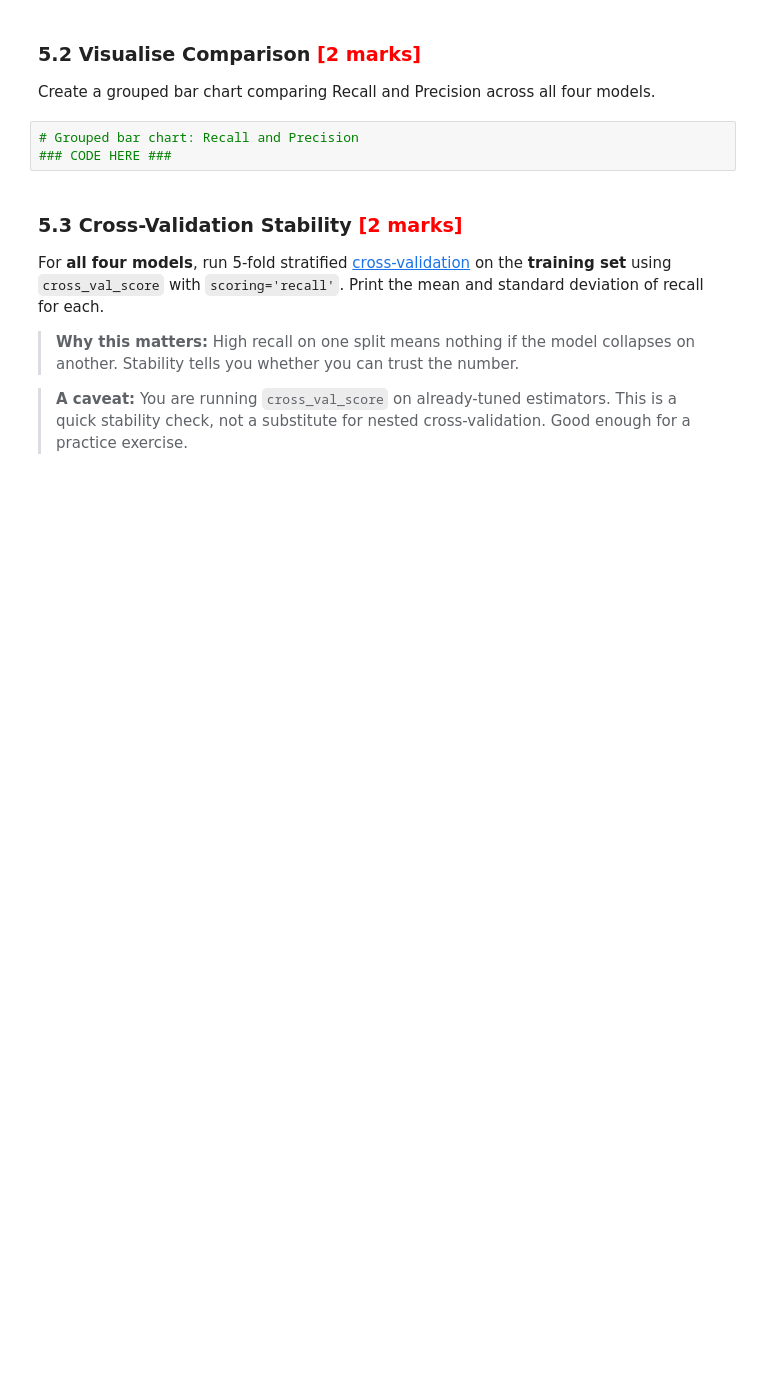
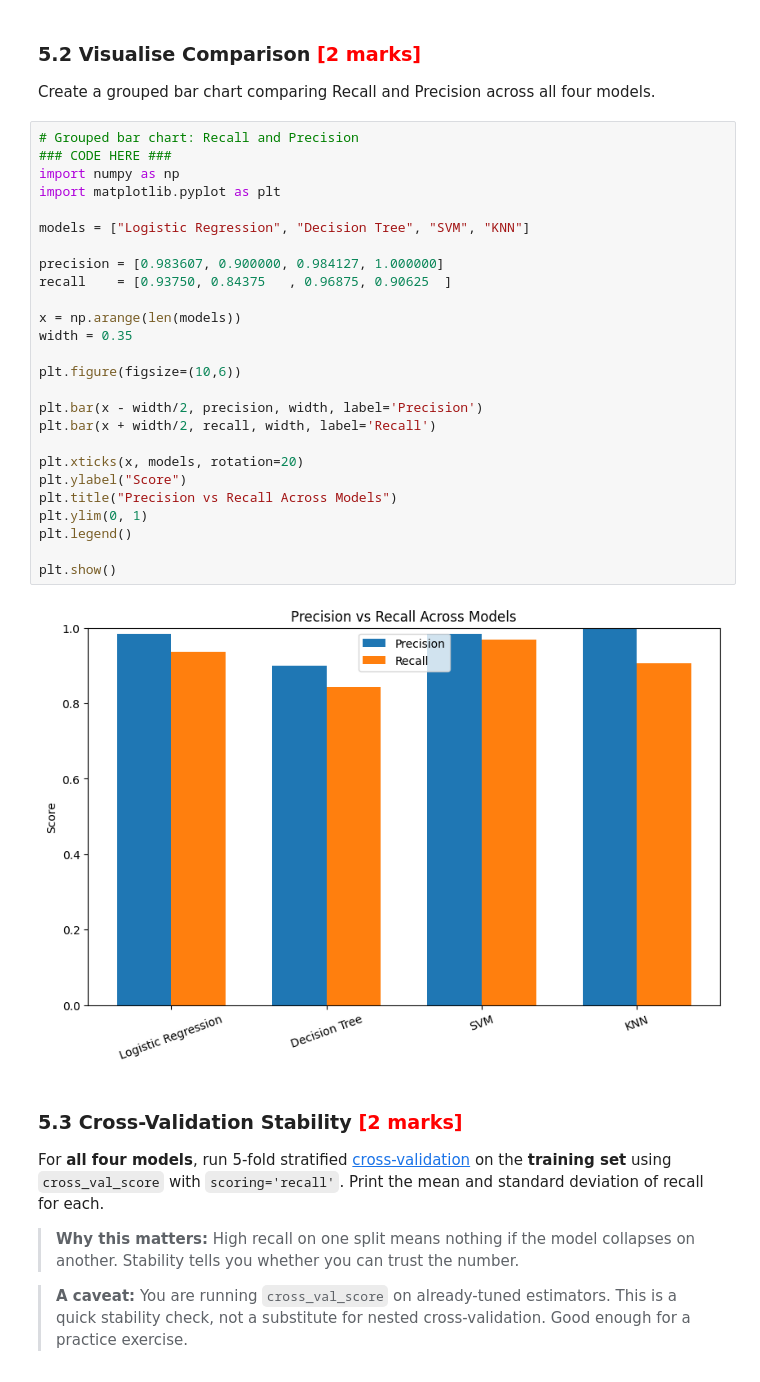
Before and after one commit to raisharad/GenerativeAIandAgenticAI, a Jupyter notebook: Classification_Models_Exercise_Sharad_Kumar_Rai.ipynb, the cells around one changed output. Drawn from its saved outputs; the diff is of its cells as text; blank space fills up the shorter version.

```diff
--- a/Classification_Models_Exercise_Sharad_Kumar_Rai.ipynb
+++ b/Classification_Models_Exercise_Sharad_Kumar_Rai.ipynb
@@ -530,9 +850,34 @@ Create a DataFrame comparing all four models on the **test set**:
 ### 5.2 Visualise Comparison <font color="red">[2 marks]</font>
 
 Create a grouped bar chart comparing Recall and Precision across all four models.
-# %%
-# Grouped bar chart: Recall and Precision
-### CODE HERE ###
+# %%
+# Grouped bar chart: Recall and Precision
+### CODE HERE ###
+import numpy as np
+import matplotlib.pyplot as plt
+
+models = ["Logistic Regression", "Decision Tree", "SVM", "KNN"]
+
+precision = [0.983607, 0.900000, 0.984127, 1.000000]
+recall    = [0.93750, 0.84375	, 0.96875, 0.90625	]
+
+x = np.arange(len(models))
+width = 0.35
+
+plt.figure(figsize=(10,6))
+
+plt.bar(x - width/2, precision, width, label='Precision')
+plt.bar(x + width/2, recall, width, label='Recall')
+
+plt.xticks(x, models, rotation=20)
+plt.ylabel("Score")
+plt.title("Precision vs Recall Across Models")
+plt.ylim(0, 1)
+plt.legend()
+
+plt.show()
+# %% [output]
+[figure, added]
 # %% [markdown]
 ### 5.3 Cross-Validation Stability <font color="red">[2 marks]</font>
 
```
Also changed, not shown: parts of 25 cells of this notebook.
